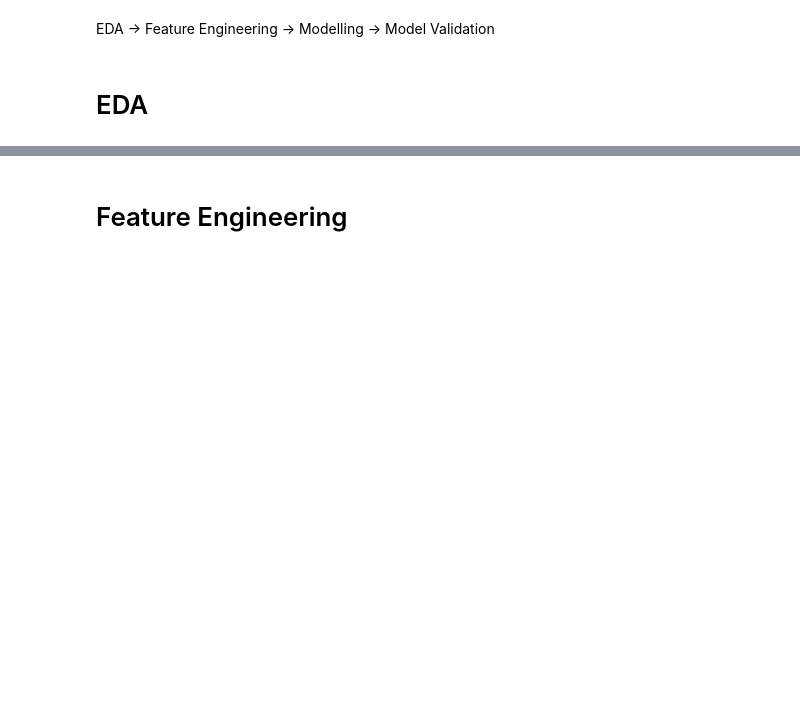
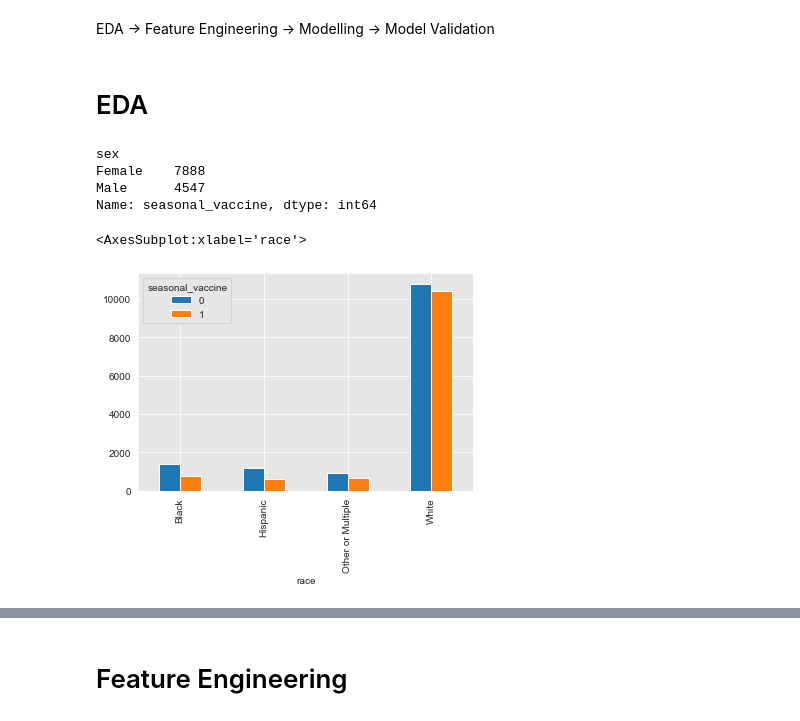
Before and after one commit to rredd002/Flu-Analysis, a Jupyter notebook: notebook.ipynb, the cells around one changed output, grey strips where cells are left out. Drawn from its saved outputs; the diff is of its cells as text; code cells hidden in the pictures; blank space fills up the shorter version.

```diff
--- a/notebook.ipynb
+++ b/notebook.ipynb
@@ -13,8 +17,27 @@ drop_columns = [
     'health_insurance'
     , 'employment_occupation'
     , 'employment_industry'
+    , 'h1n1_concern'
+    , 'h1n1_knowledge'
+    , 'doctor_recc_h1n1'
+    , 'opinion_h1n1_vacc_effective'
+    , 'opinion_h1n1_risk'
+    , 'opinion_h1n1_sick_from_vacc'
 ]
 
 cleaned_train_features = raw_train_features.drop(columns=drop_columns)
 # %%
 survey_data = cleaned_train_features.merge(right=train_labels, how='inner', on='respondent_id')
+# %%
+survey_data.groupby(['sex'])['seasonal_vaccine'].sum()
+# %% [output]
+sex
+Female    7888
+Male      4547
+Name: seasonal_vaccine, dtype: int64
+# %%
+vaccine_by_race = survey_data.groupby(['race', 'seasonal_vaccine'])['seasonal_vaccine'].count()
+vaccine_by_race.unstack().plot(kind='bar')
+# %% [output]
+<AxesSubplot:xlabel='race'>
+[figure, added]
```
Also changed, not shown: parts of 22 cells of this notebook.
